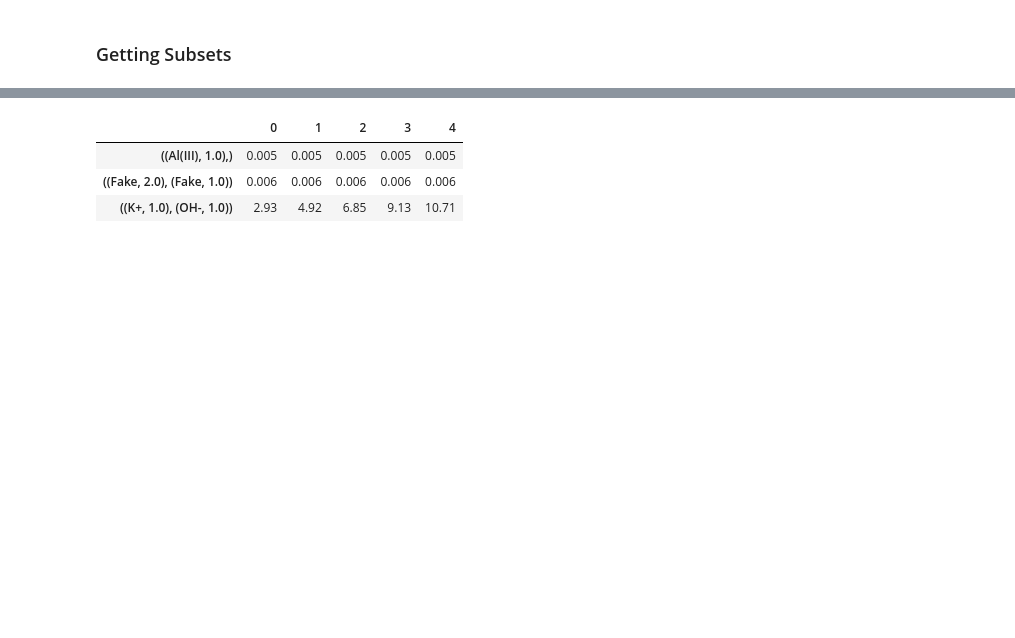
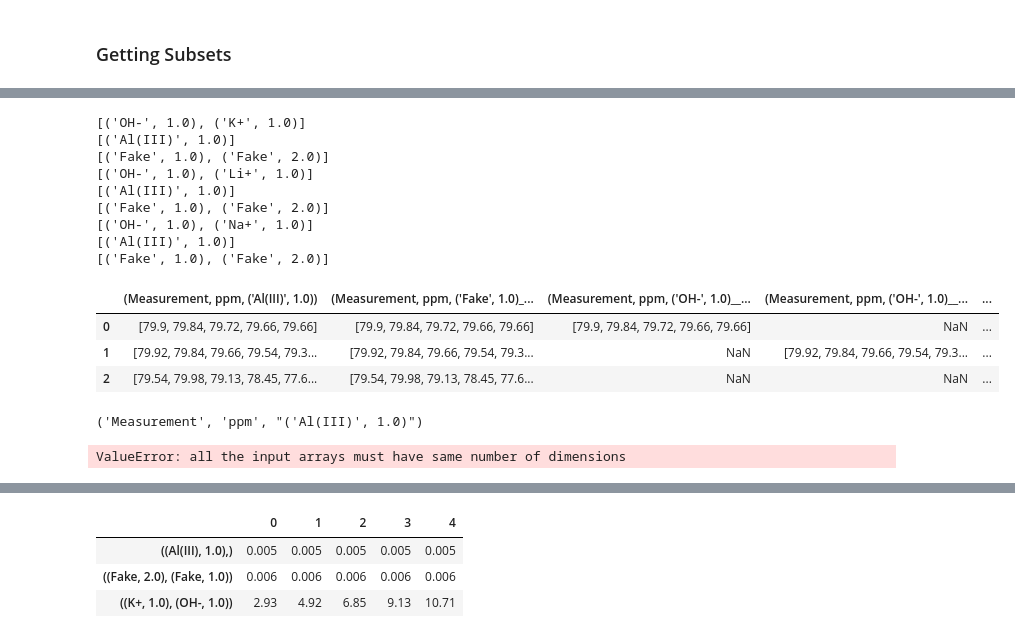
Before and after one commit to biggstd/isaDream, a Jupyter notebook: dev_notebooks/vis_01.ipynb, the cells around one changed output, grey strips where cells are left out. Drawn from its saved outputs; the diff is of its cells as text; code cells hidden in the pictures; blank space fills up the shorter version.

```diff
--- a/dev_notebooks/vis_01.ipynb
+++ b/dev_notebooks/vis_01.ipynb
@@ -91,0 +100,52 @@ df
+# %%
+def to_cds(query='ppm', drupal_node=node):
+    cds = {}
+
+    assay_chain_map = collections.ChainMap(*[a.as_dict for a in node.assays]).maps
+    df = pd.DataFrame.from_records(assay_chain_map)
+#     df.columns = pd.MultiIndex.from_tuples(df.columns)
+#     df = df.dropna(axis=1)
+
+    val_cols = [k for k in df.columns if query in k]
+    key_cols = [k for k in df.columns if k not in val_cols]
+
+    tdf = df.reindex(val_cols, axis=1)
+    for samp in tdf:
+        display(tdf)
+        display(samp)
+        key = 'val_dim__' +  '__'.join([str(x) for x in samp])
+        for col in tdf:
+            vectors = [v for v in tdf[col].values if v]
+            vector_length = max([len(v) for v in vectors])
+            cds[key] = np.concatenate([v for v in tdf[col].values if v])
+
+    tdf = df.reindex(key_cols, axis=1)
+    for samp in tdf:
+#         display(tdf)
+#         display(samp)
+        key = 'key_dim__' +  '__'.join([str(x) for x in samp])
+
+        for col in tdf:
+            cds[key] = np.concatenate([v for v in tdf[col].values if v])
+
+
+    return cds
+# %%
+node_cds = to_cds()
+node_cds
+# %% [output]
+[('OH-', 1.0), ('K+', 1.0)]
+[('Al(III)', 1.0)]
+[('Fake', 1.0), ('Fake', 2.0)]
+[('OH-', 1.0), ('Li+', 1.0)]
+[('Al(III)', 1.0)]
+[('Fake', 1.0), ('Fake', 2.0)]
+[('OH-', 1.0), ('Na+', 1.0)]
+[('Al(III)', 1.0)]
+[('Fake', 1.0), ('Fake', 2.0)]
+|  | (Measurement, ppm, ('Al(III)', 1.0)) | (Measurement, ppm, ('Fake', 1.0)_... | (Measurement, ppm, ('OH-', 1.0)__... | (Measurement, ppm, ('OH-', 1.0)__... | ... |
+| 0 | [79.9, 79.84, 79.72, 79.66, 79.66] | [79.9, 79.84, 79.72, 79.66, 79.66] | [79.9, 79.84, 79.72, 79.66, 79.66] | NaN | ... |
+| 1 | [79.92, 79.84, 79.66, 79.54, 79.3... | [79.92, 79.84, 79.66, 79.54, 79.3... | NaN | [79.92, 79.84, 79.66, 79.54, 79.3... | ... |
+| 2 | [79.54, 79.98, 79.13, 78.45, 77.6... | [79.54, 79.98, 79.13, 78.45, 77.6... | NaN | NaN | ... |
+('Measurement', 'ppm', "('Al(III)', 1.0)")
+ValueError: all the input arrays must have same number of dimensions
```
Also changed, not shown: parts of 12 cells of this notebook, 5 other files.
